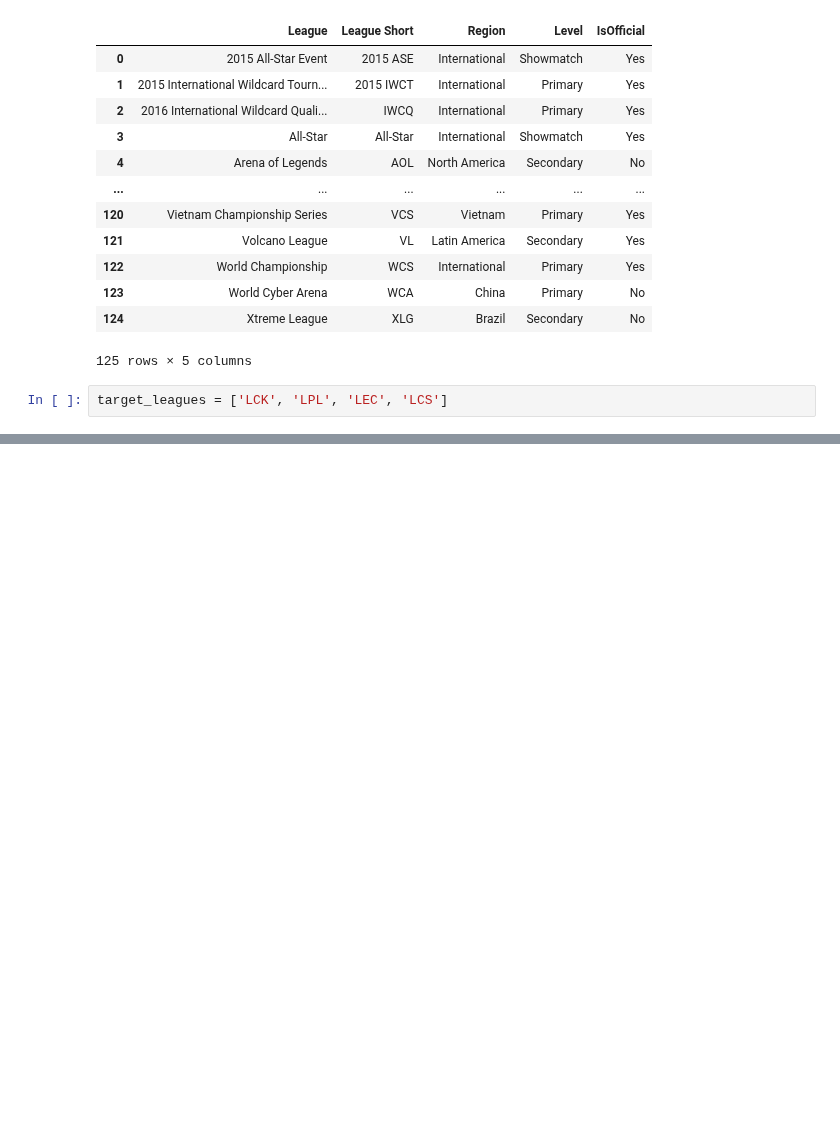
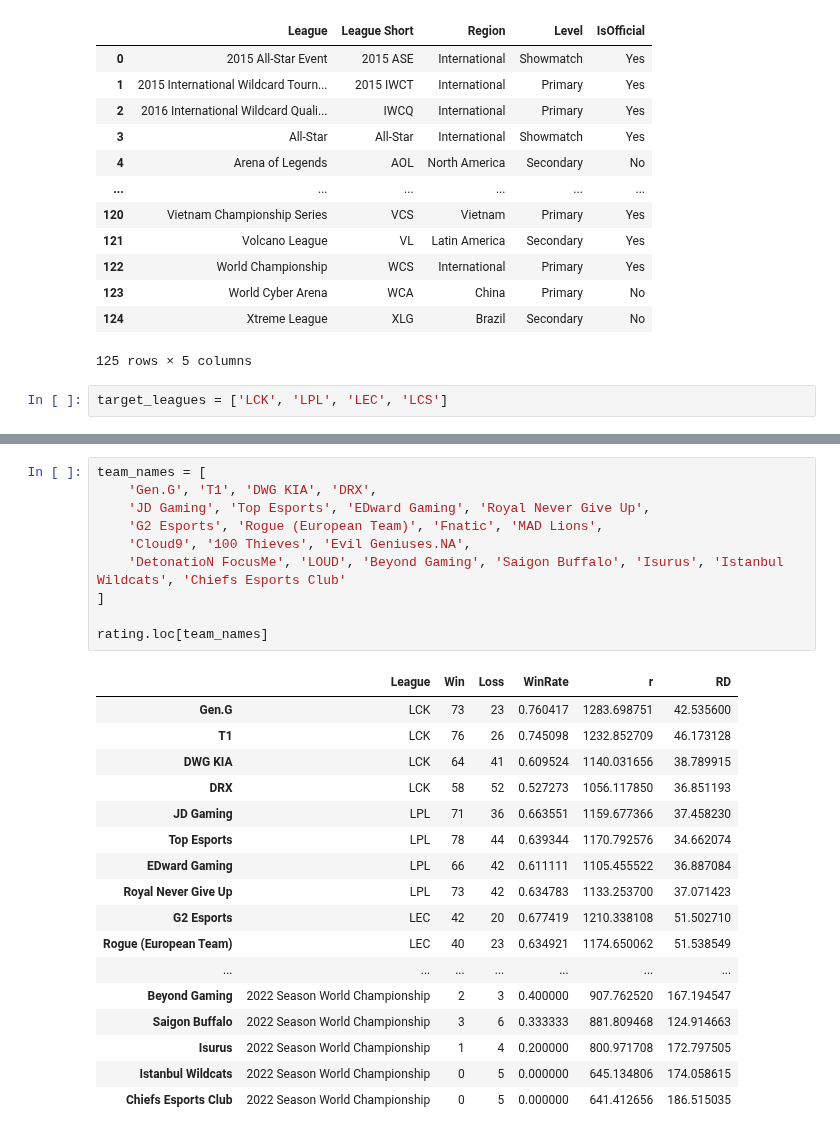
Before and after one commit to posky/LoL-Esports, a Jupyter notebook: glicko_rating.ipynb, the cells around one changed output, grey strips where cells are left out. Drawn from its saved outputs; the diff is of its cells as text; blank space fills up the shorter version.

```diff
--- a/glicko_rating.ipynb
+++ b/glicko_rating.ipynb
@@ -157,0 +233,28 @@ ratings
+# %%
+team_names = [
+    'Gen.G', 'T1', 'DWG KIA', 'DRX',
+    'JD Gaming', 'Top Esports', 'EDward Gaming', 'Royal Never Give Up',
+    'G2 Esports', 'Rogue (European Team)', 'Fnatic', 'MAD Lions',
+    'Cloud9', '100 Thieves', 'Evil Geniuses.NA',
+    'DetonatioN FocusMe', 'LOUD', 'Beyond Gaming', 'Saigon Buffalo', 'Isurus', 'Istanbul Wildcats', 'Chiefs Esports Club'
+]
+
+rating.loc[team_names]
+# %% [output]
+|  | League | Win | Loss | WinRate | r | RD |
+| Gen.G | LCK | 73 | 23 | 0.760417 | 1283.698751 | 42.535600 |
+| T1 | LCK | 76 | 26 | 0.745098 | 1232.852709 | 46.173128 |
+| DWG KIA | LCK | 64 | 41 | 0.609524 | 1140.031656 | 38.789915 |
+| DRX | LCK | 58 | 52 | 0.527273 | 1056.117850 | 36.851193 |
+| JD Gaming | LPL | 71 | 36 | 0.663551 | 1159.677366 | 37.458230 |
+| Top Esports | LPL | 78 | 44 | 0.639344 | 1170.792576 | 34.662074 |
+| EDward Gaming | LPL | 66 | 42 | 0.611111 | 1105.455522 | 36.887084 |
+| Royal Never Give Up | LPL | 73 | 42 | 0.634783 | 1133.253700 | 37.071423 |
+| G2 Esports | LEC | 42 | 20 | 0.677419 | 1210.338108 | 51.502710 |
+| Rogue (European Team) | LEC | 40 | 23 | 0.634921 | 1174.650062 | 51.538549 |
+| ... | ... | ... | ... | ... | ... | ... |
+| Beyond Gaming | 2022 Season World Championship | 2 | 3 | 0.400000 | 907.762520 | 167.194547 |
+| Saigon Buffalo | 2022 Season World Championship | 3 | 6 | 0.333333 | 881.809468 | 124.914663 |
+| Isurus | 2022 Season World Championship | 1 | 4 | 0.200000 | 800.971708 | 172.797505 |
+| Istanbul Wildcats | 2022 Season World Championship | 0 | 5 | 0.000000 | 645.134806 | 174.058615 |
+| Chiefs Esports Club | 2022 Season World Championship | 0 | 5 | 0.000000 | 641.412656 | 186.515035 |
```
Also changed, not shown: parts of 6 cells of this notebook.
